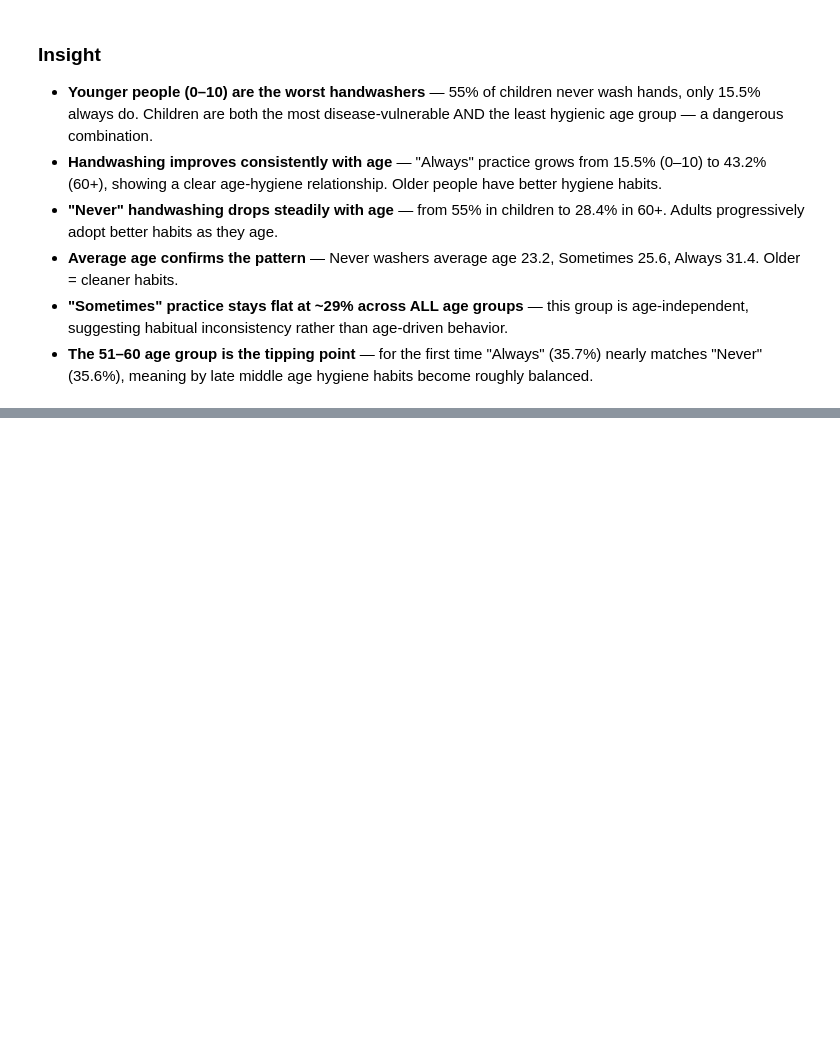
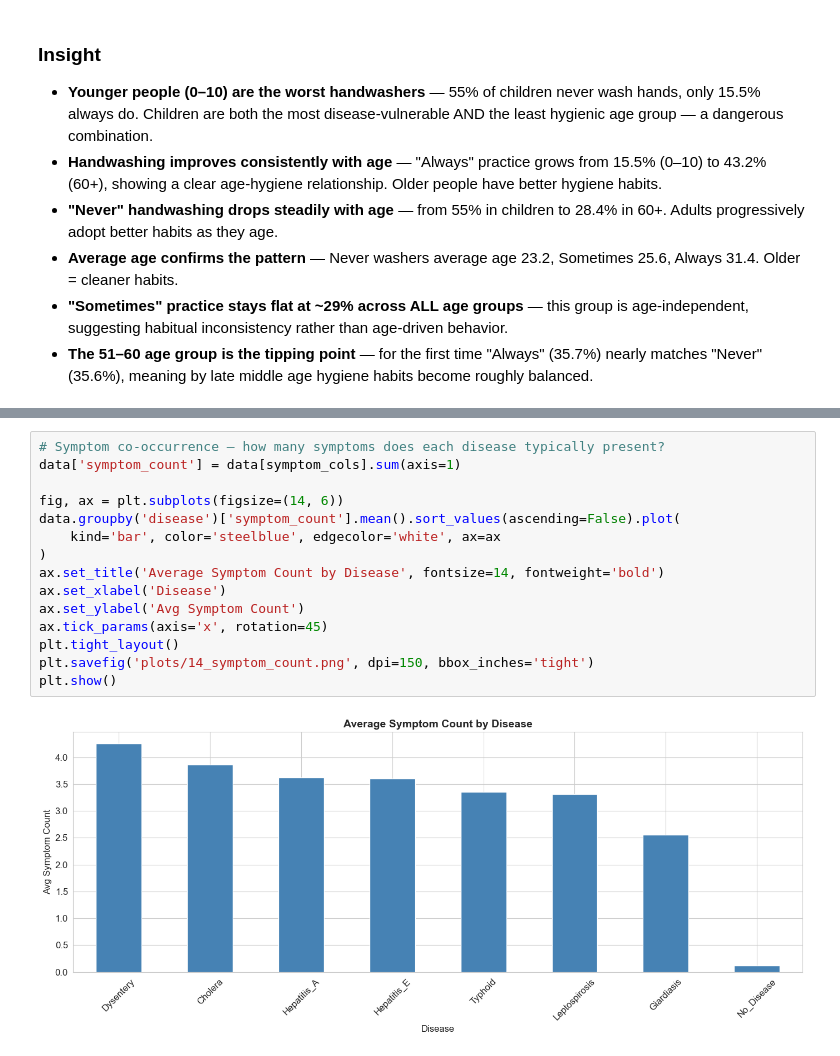
Before and after one commit to sumeet-016/NE-EpiGuard, a Jupyter notebook: Notebooks/EDA.ipynb, the cells around one changed output, grey strips where cells are left out. Drawn from its saved outputs; the diff is of its cells as text; blank space fills up the shorter version.

```diff
--- a/Notebooks/EDA.ipynb
+++ b/Notebooks/EDA.ipynb
@@ -793,0 +817,17 @@ age_group
+# %%
+# Symptom co-occurrence — how many symptoms does each disease typically present?
+data['symptom_count'] = data[symptom_cols].sum(axis=1)
+
+fig, ax = plt.subplots(figsize=(14, 6))
+data.groupby('disease')['symptom_count'].mean().sort_values(ascending=False).plot(
+    kind='bar', color='steelblue', edgecolor='white', ax=ax
+)
+ax.set_title('Average Symptom Count by Disease', fontsize=14, fontweight='bold')
+ax.set_xlabel('Disease')
+ax.set_ylabel('Avg Symptom Count')
+ax.tick_params(axis='x', rotation=45)
+plt.tight_layout()
+plt.savefig('plots/14_symptom_count.png', dpi=150, bbox_inches='tight')
+plt.show()
+# %% [output]
+[figure, added]
```
Also changed, not shown: parts of 18 cells of this notebook, 5 other files.
